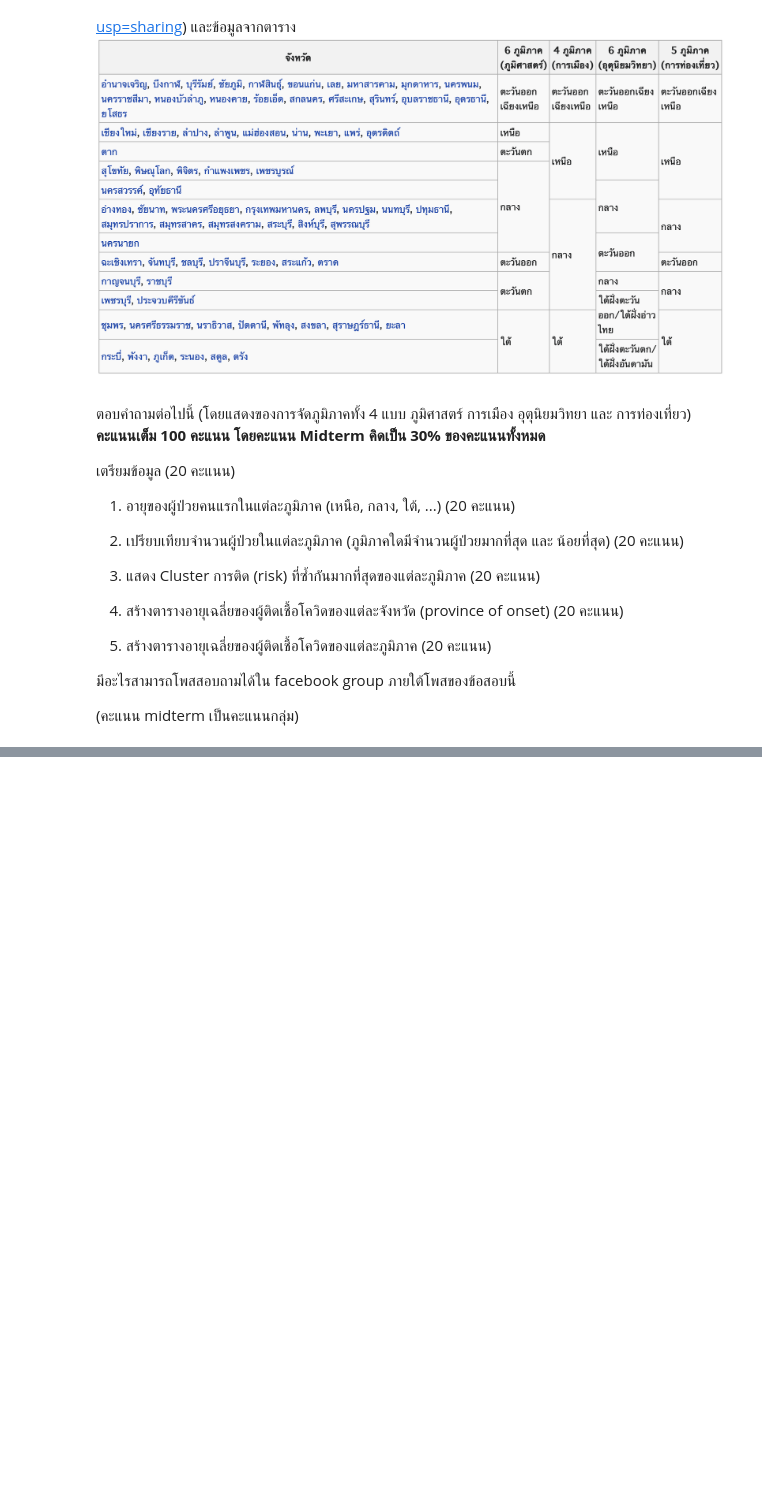
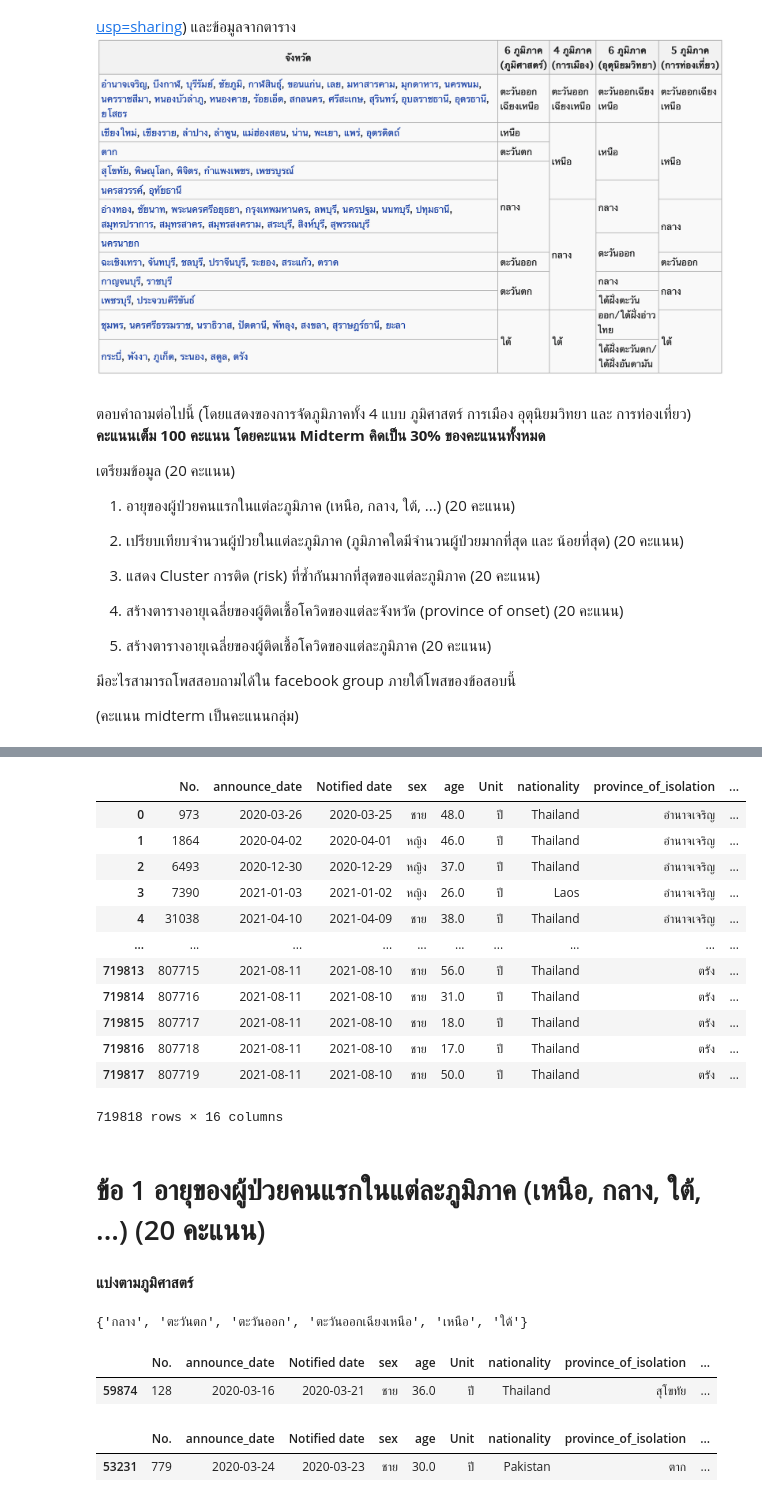
Before and after one commit to Athitiya00/data_viz_2022, a Jupyter notebook: BasicPython&DataViz_midterm2022.ipynb, the cells around one changed output, grey strips where cells are left out. Saved outputs shown, nothing was run; the diff lists cells and outputs as text; code cells hidden in the pictures; blank space fills up the shorter version.

```diff
--- a/BasicPython&DataViz_midterm2022.ipynb
+++ b/BasicPython&DataViz_midterm2022.ipynb
@@ -25,0 +300,37 @@ Midterm คิดเป็น 30% ของคะแนนทั้งหมด*
+# %%
+data1 = data_covid1.merge(df_t,how='right',left_on = 'province_of_onset',right_on = 'จังหวัด')
+data1
+# %% [output]
+|  | No. | announce_date | Notified date | sex | age | Unit | nationality | province_of_isolation | ... |
+| 0 | 973 | 2020-03-26 | 2020-03-25 | ชาย | 48.0 | ปี | Thailand | อำนาจเจริญ | ... |
+| 1 | 1864 | 2020-04-02 | 2020-04-01 | หญิง | 46.0 | ปี | Thailand | อำนาจเจริญ | ... |
+| 2 | 6493 | 2020-12-30 | 2020-12-29 | หญิง | 37.0 | ปี | Thailand | อำนาจเจริญ | ... |
+| 3 | 7390 | 2021-01-03 | 2021-01-02 | หญิง | 26.0 | ปี | Laos | อำนาจเจริญ | ... |
+| 4 | 31038 | 2021-04-10 | 2021-04-09 | ชาย | 38.0 | ปี | Thailand | อำนาจเจริญ | ... |
+| ... | ... | ... | ... | ... | ... | ... | ... | ... | ... |
+| 719813 | 807715 | 2021-08-11 | 2021-08-10 | ชาย | 56.0 | ปี | Thailand | ตรัง | ... |
+| 719814 | 807716 | 2021-08-11 | 2021-08-10 | ชาย | 31.0 | ปี | Thailand | ตรัง | ... |
+| 719815 | 807717 | 2021-08-11 | 2021-08-10 | ชาย | 18.0 | ปี | Thailand | ตรัง | ... |
+| 719816 | 807718 | 2021-08-11 | 2021-08-10 | ชาย | 17.0 | ปี | Thailand | ตรัง | ... |
+| 719817 | 807719 | 2021-08-11 | 2021-08-10 | ชาย | 50.0 | ปี | Thailand | ตรัง | ... |
+719818 rows × 16 columns
+# %% [markdown]
+# ข้อ 1 อายุของผู้ป่วยคนแรกในแต่ละภูมิภาค (เหนือ, กลาง, ใต้, ...) (20 คะแนน)
+# %% [markdown]
+ **แบ่งตามภูมิศาสตร์**
+# %%
+set(data1['6 ภูมิภาค (ภูมิศาสตร์)'])
+# %% [output]
+{'กลาง', 'ตะวันตก', 'ตะวันออก', 'ตะวันออกเฉียงเหนือ', 'เหนือ', 'ใต้'}
+# %%
+data6_1 = data1[data1['6 ภูมิภาค (ภูมิศาสตร์)']=='กลาง']
+data6_1.head(1)
+# %% [output]
+|  | No. | announce_date | Notified date | sex | age | Unit | nationality | province_of_isolation | ... |
+| 59874 | 128 | 2020-03-16 | 2020-03-21 | ชาย | 36.0 | ปี | Thailand | สุโขทัย | ... |
+# %%
+data6_2 = data1[data1['6 ภูมิภาค (ภูมิศาสตร์)']=='ตะวันตก']
+data6_2.head(1)
+# %% [output]
+|  | No. | announce_date | Notified date | sex | age | Unit | nationality | province_of_isolation | ... |
+| 53231 | 779 | 2020-03-24 | 2020-03-23 | ชาย | 30.0 | ปี | Pakistan | ตาก | ... |
```
Also changed, not shown: parts of 31 cells of this notebook.
